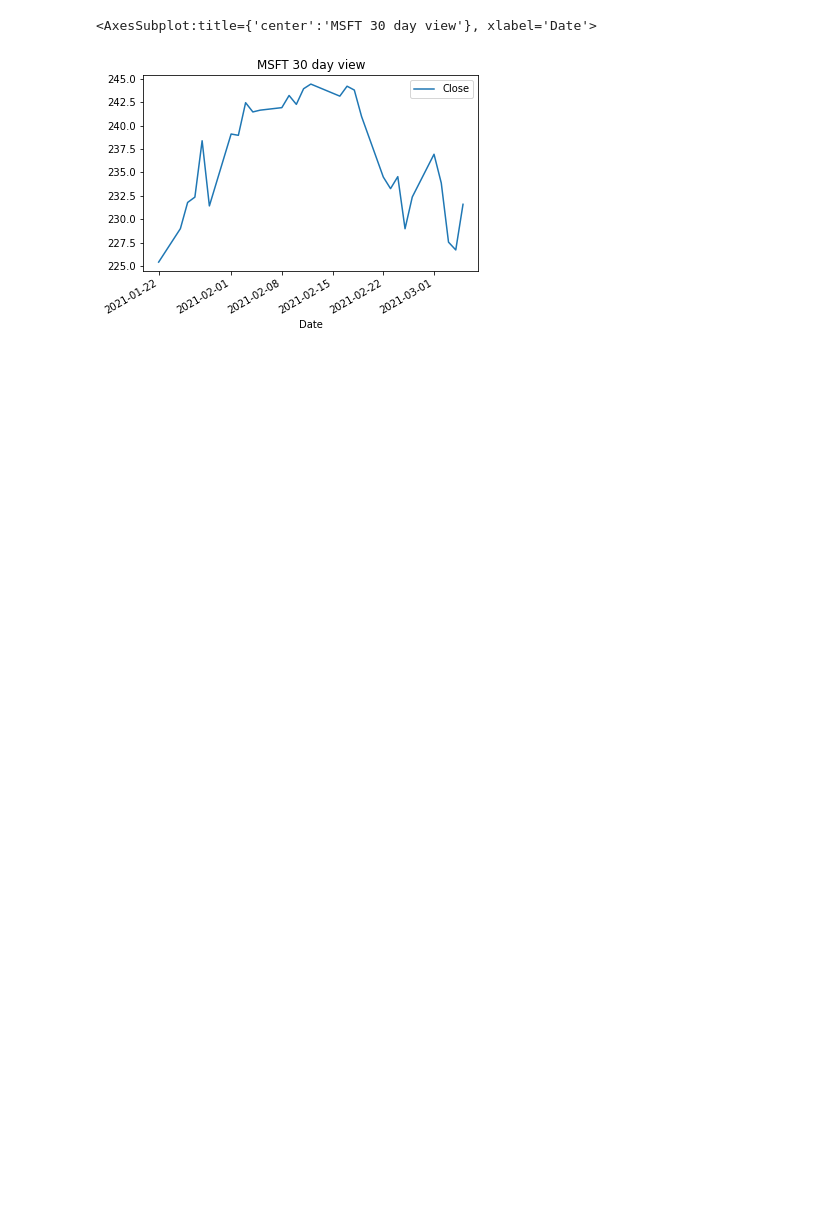
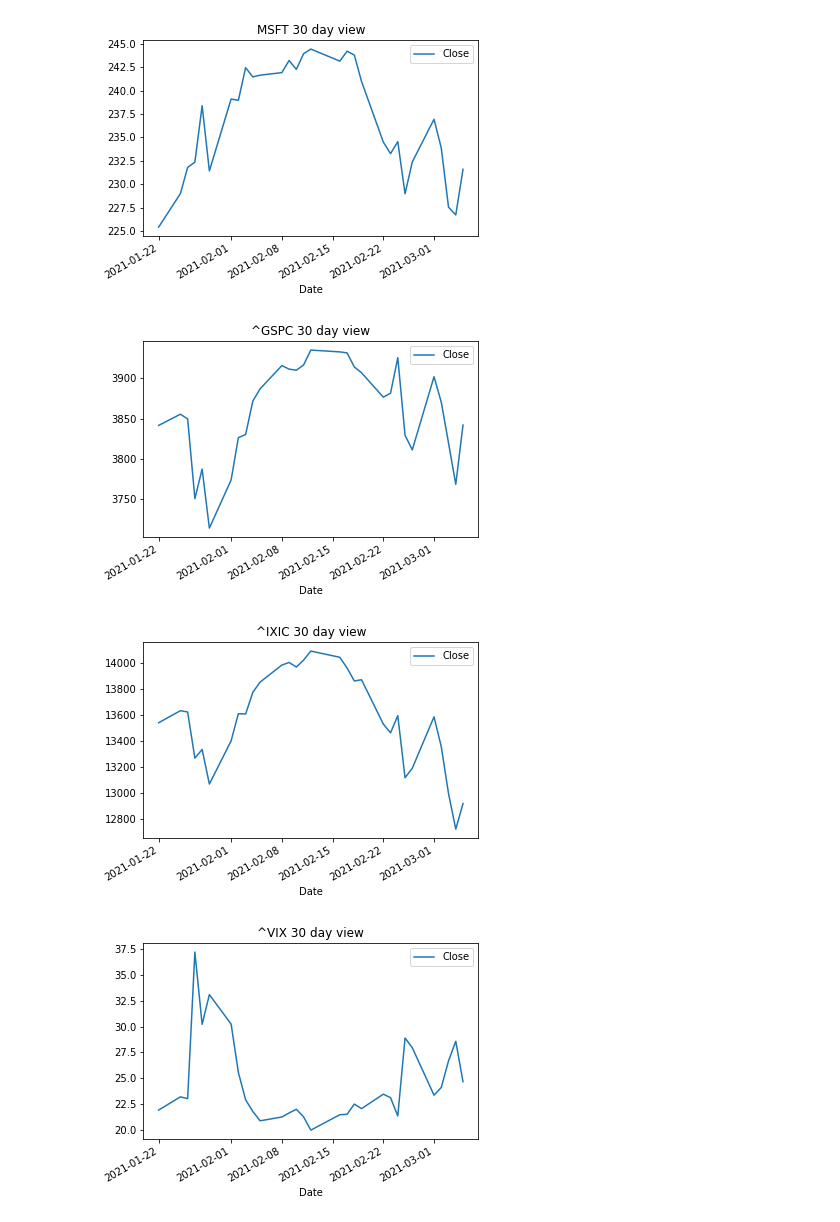
Before and after one commit to ryanhhogan3/financialintel, a Jupyter notebook: Outlines.ipynb, the cells around one changed output. Cells and saved outputs as stored; diff of their text form; code cells hidden in the pictures; blank space fills up the shorter version.

```diff
--- a/Outlines.ipynb
+++ b/Outlines.ipynb
@@ -134,7 +134,10 @@ def globalmarkets(tickers):
 # %%
 plotindicies('MSFT')
 
-for tick in ticker:
+for tick in tickers:
+    plotindicies(tick)
 # %% [output]
-<AxesSubplot:title={'center':'MSFT 30 day view'}, xlabel='Date'>
 [figure]
+[figure, added]
+[figure, added]
+[figure, added]
```
Also changed, not shown: parts of 3 cells of this notebook.
